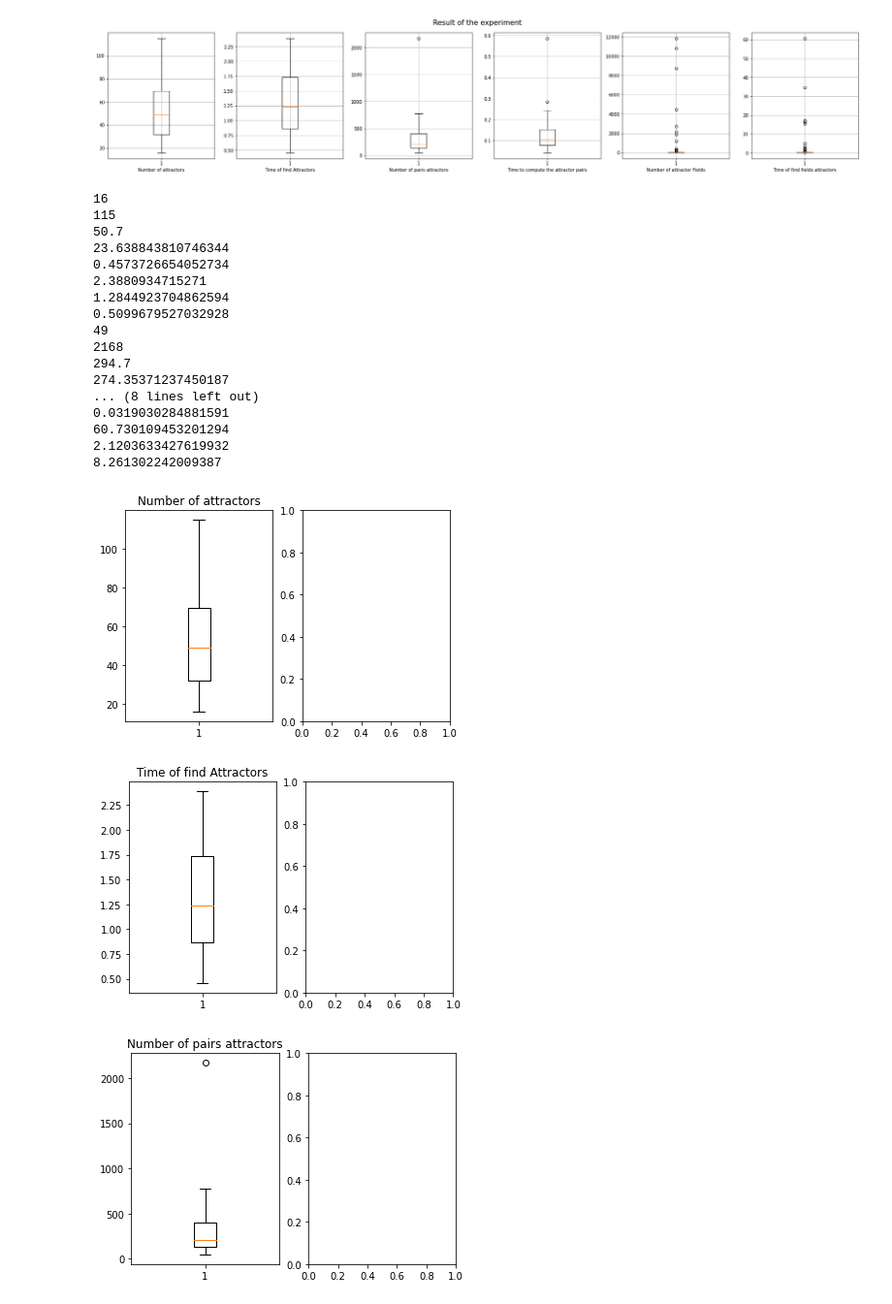
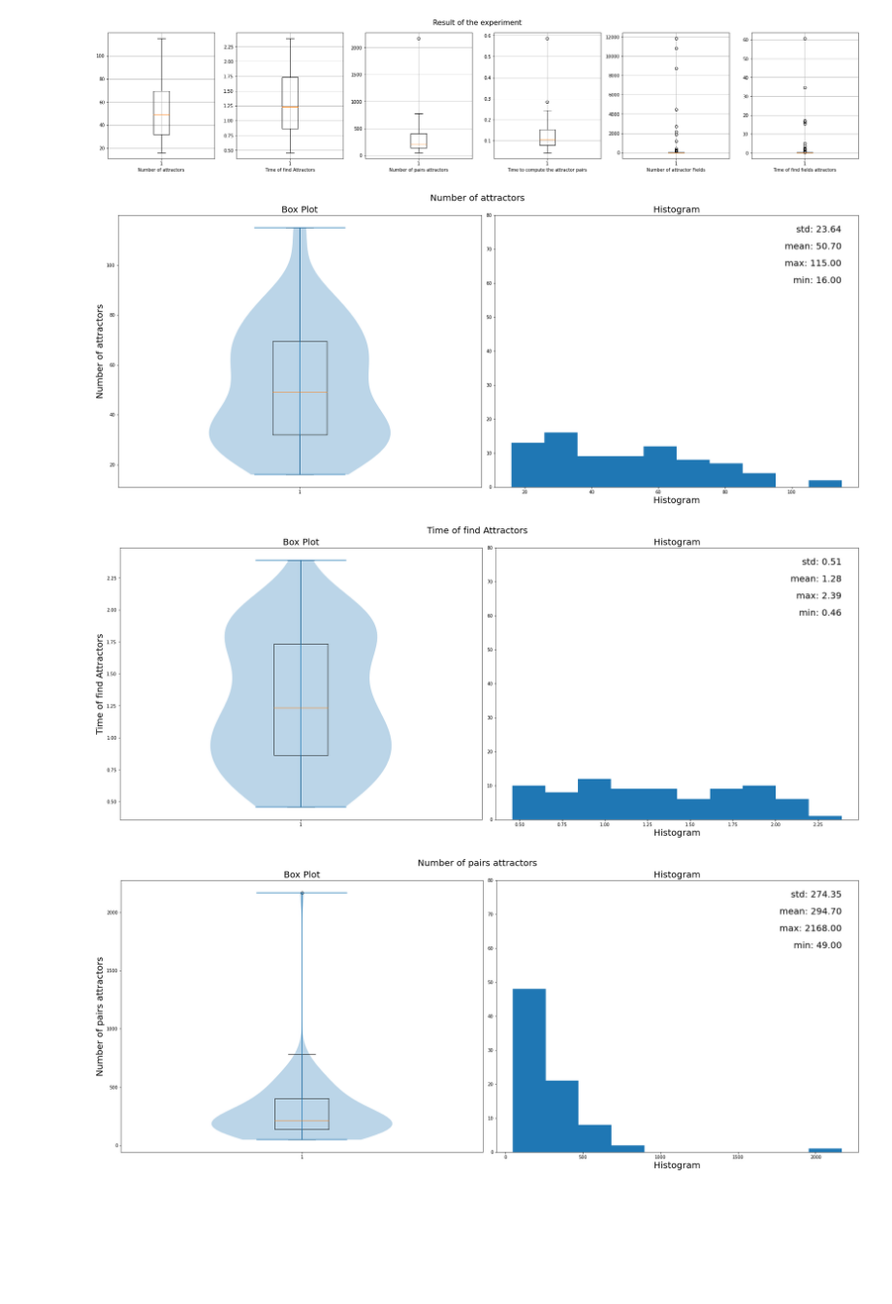
Before and after one commit to crptcusco/SynEstCBN, a Jupyter notebook: experiments_doctoral_qualification/exp1_network_growth_analysis.ipynb, the cells around one changed output. Shown at 97% size. Drawn from its saved outputs; the diff is of its cells as text; code cells hidden in the pictures; blank space fills up the shorter version.

```diff
--- a/experiments_doctoral_qualification/exp1_network_growth_analysis.ipynb
+++ b/experiments_doctoral_qualification/exp1_network_growth_analysis.ipynb
@@ -63,42 +79,38 @@ fig_.tight_layout()
 # %%
 df.keys()
 v_label_count = 0
 for key in df.keys()[3:]:
     data = df[key]
     # Generating the indicators
-    mins = data.min(0)
-    maxes = data.max(0)
-    means = data.mean(0)
-    std = data.std(0)
-    print("Minimum:",mins)
-    print("Maximum:", maxes)
-    print("Mean:",means)
-    print("standard deviation:",std)
+    metrics = {'min':data.min(0),'max':data.max(0),'mean':data.mean(),'std':data.std()}
+
+    # for m in metrics:
+    #     print(f'{m}: {metrics[m]}')
 
     # Analysing the number of attractors
-    fig, ax = plt.subplots(1,2)
-    ax[0].set_title(l_labels_y[v_label_count])
+    fig, ax = plt.subplots(1,2 ,figsize=(24,10) )
+    ax[0].set_title(l_labels_y[v_label_count], fontsize=20)
+    ax[0].set_ylabel(l_labels_y[v_label_count], fontsize=20)
     ax[0].boxplot(data)
-    #ax[1].
+
+    ax[0].set_title('Box Plot', fontsize=20) #l_labels_y[v_label_count]
+    ax[0].violinplot(data)
+
+    # ax[1].axis('off')
+    ax[1].hist(data)
+    ax[1].set_ylim([0,80])
+    ax[1].set_title('Histogram', fontsize=20)
+    ax[1].set_xlabel('Histogram', fontsize=20)
+
+
+    fig.suptitle(l_labels_y[v_label_count], fontsize=20)
+    for y, m in enumerate(metrics):
+        #print(y)
+        ax[1].text(data.max(),(y/len(metrics)/4+3/len(metrics))*80,f'{m}: {metrics[m]:.2f}',ha='right', fontsize=20)
+        #ax[1].
     v_label_count += 1
+    fig.tight_layout()
 # %% [output]
-16
-115
-50.7
-23.638843810746344
-0.4573726654052734
-2.3880934715271
-1.2844923704862594
-0.5099679527032928
-49
-2168
-294.7
-274.35371237450187
-... (8 lines left out)
-0.0319030284881591
-60.730109453201294
-2.1203633427619932
-8.261302242009387
-[figure, old version]
+[figure, new version]
-[figure, old version]
+[figure, new version]
-[figure, old version]
+[figure, new version]
```
Also changed, not shown: parts of 2 cells of this notebook, 1 other file.
